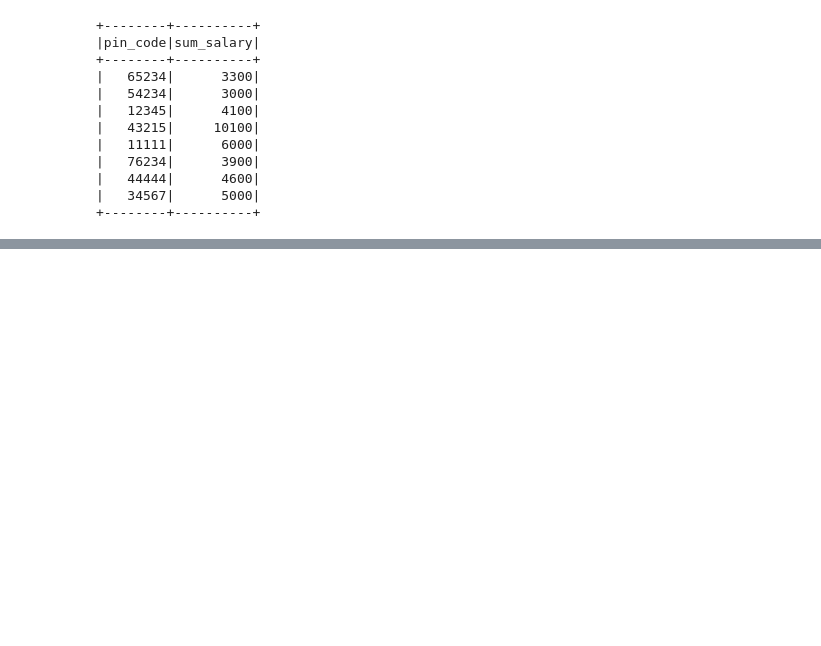
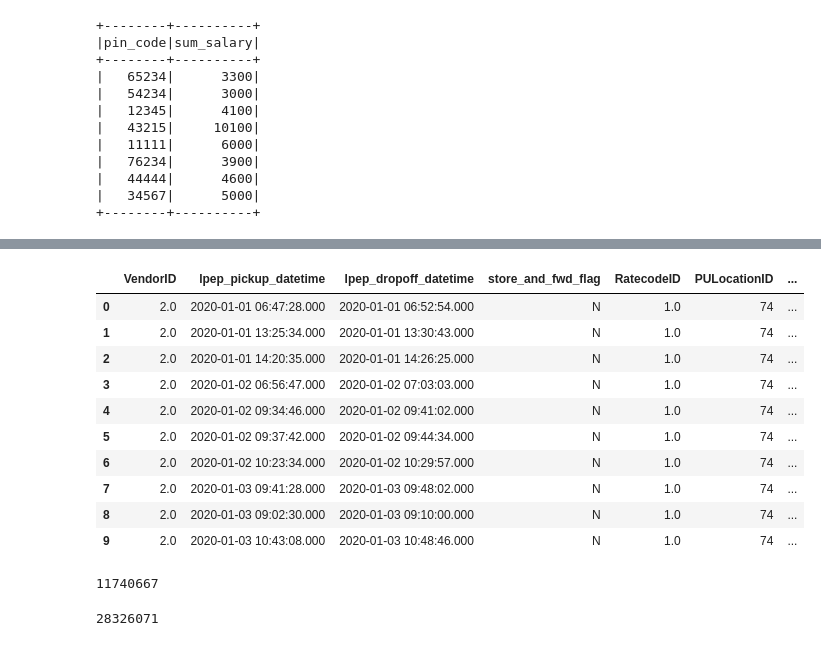
Before and after one commit to akshayranade/pyspark_code_generator, a Jupyter notebook: notebooks/spark_code_builder_demo.ipynb, the cells around one changed output, grey strips where cells are left out. Drawn from its saved outputs; the diff is of its cells as text; code cells hidden in the pictures; blank space fills up the shorter version.

Commit message:
Read write operations, enhanced transformation capabilities

```diff
--- a/notebooks/spark_code_builder_demo.ipynb
+++ b/notebooks/spark_code_builder_demo.ipynb
@@ -318,0 +505,2 @@ def selection(details:dict):
+# %%
+taxi_trips = pd.read_csv('/Users/akshayranade/Documents/Ooredoo_data_platform/playground2/datafiles/taxi_trips_2020.csv', low_memory=False)
@@ -318,0 +532,14 @@ def selection(details:dict):
+# %%
+taxi_trips.head(10)
+# %% [output]
+|  | VendorID | lpep_pickup_datetime | lpep_dropoff_datetime | store_and_fwd_flag | RatecodeID | PULocationID | ... |
+| 0 | 2.0 | 2020-01-01 06:47:28.000 | 2020-01-01 06:52:54.000 | N | 1.0 | 74 | ... |
+| 1 | 2.0 | 2020-01-01 13:25:34.000 | 2020-01-01 13:30:43.000 | N | 1.0 | 74 | ... |
+| 2 | 2.0 | 2020-01-01 14:20:35.000 | 2020-01-01 14:26:25.000 | N | 1.0 | 74 | ... |
+| 3 | 2.0 | 2020-01-02 06:56:47.000 | 2020-01-02 07:03:03.000 | N | 1.0 | 74 | ... |
+| 4 | 2.0 | 2020-01-02 09:34:46.000 | 2020-01-02 09:41:02.000 | N | 1.0 | 74 | ... |
+| 5 | 2.0 | 2020-01-02 09:37:42.000 | 2020-01-02 09:44:34.000 | N | 1.0 | 74 | ... |
+| 6 | 2.0 | 2020-01-02 10:23:34.000 | 2020-01-02 10:29:57.000 | N | 1.0 | 74 | ... |
+| 7 | 2.0 | 2020-01-03 09:41:28.000 | 2020-01-03 09:48:02.000 | N | 1.0 | 74 | ... |
+| 8 | 2.0 | 2020-01-03 09:02:30.000 | 2020-01-03 09:10:00.000 | N | 1.0 | 74 | ... |
+| 9 | 2.0 | 2020-01-03 10:43:08.000 | 2020-01-03 10:48:46.000 | N | 1.0 | 74 | ... |
@@ -318,0 +553,8 @@ def selection(details:dict):
+# %%
+tt.shape[0]
+# %% [output]
+11740667
+# %%
+1734051 + 6044050 + 8807303 + 11740667
+# %% [output]
+28326071
```
Also changed, not shown: parts of 61 cells of this notebook, 19 other files.
